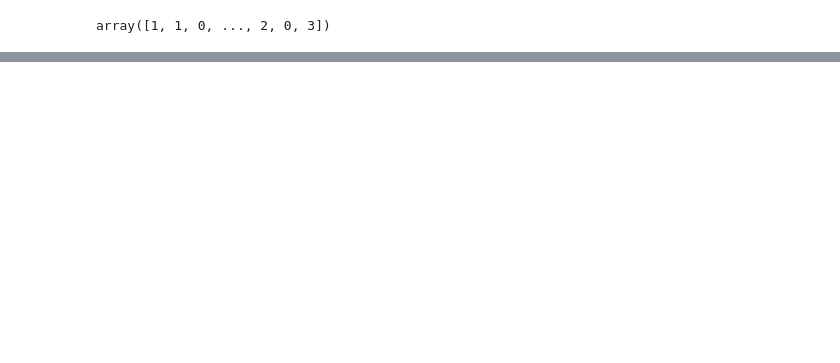
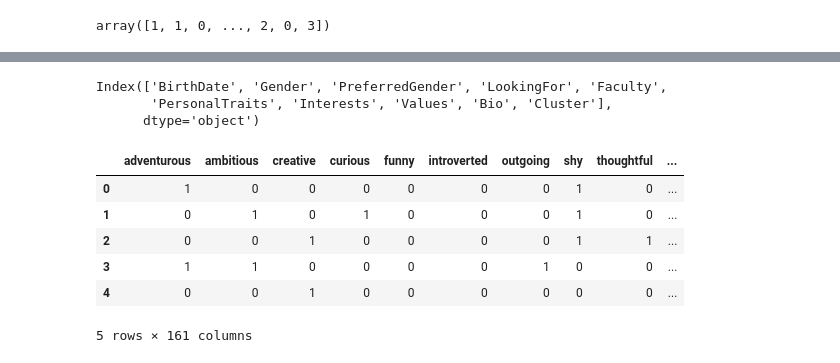
Before and after one commit to KhopSun/DatingApp_MatchMaking, a Jupyter notebook: Workspace.ipynb, the cells around one changed output, grey strips where cells are left out. Saved outputs shown, nothing was run; the diff lists cells and outputs as text; code cells hidden in the pictures; blank space fills up the shorter version.

```diff
--- a/Workspace.ipynb
+++ b/Workspace.ipynb
@@ -804,0 +811,6 @@ df_profiles.to_csv('df_profiles_clustered.csv', index=False)
+# %%
+df_profiles_clustered.columns
+# %% [output]
+Index(['BirthDate', 'Gender', 'PreferredGender', 'LookingFor', 'Faculty',
+       'PersonalTraits', 'Interests', 'Values', 'Bio', 'Cluster'],
+      dtype='object')
@@ -804,0 +823,10 @@ df_profiles.to_csv('df_profiles_clustered.csv', index=False)
+# %%
+df_tokenized_binarized_vectorized.head()
+# %% [output]
+|  | adventurous | ambitious | creative | curious | funny | introverted | outgoing | shy | thoughtful | ... |
+| 0 | 1 | 0 | 0 | 0 | 0 | 0 | 0 | 1 | 0 | ... |
+| 1 | 0 | 1 | 0 | 1 | 0 | 0 | 0 | 1 | 0 | ... |
+| 2 | 0 | 0 | 1 | 0 | 0 | 0 | 0 | 1 | 1 | ... |
+| 3 | 1 | 1 | 0 | 0 | 0 | 0 | 1 | 0 | 0 | ... |
+| 4 | 0 | 0 | 1 | 0 | 0 | 0 | 0 | 0 | 0 | ... |
+5 rows × 161 columns
```
Also changed, not shown: parts of 11 cells of this notebook.
